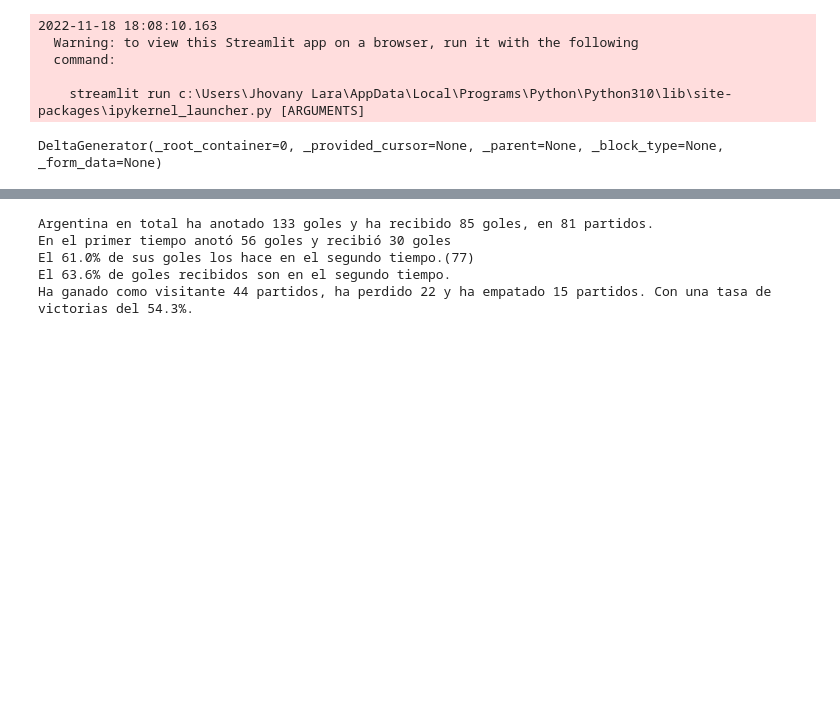
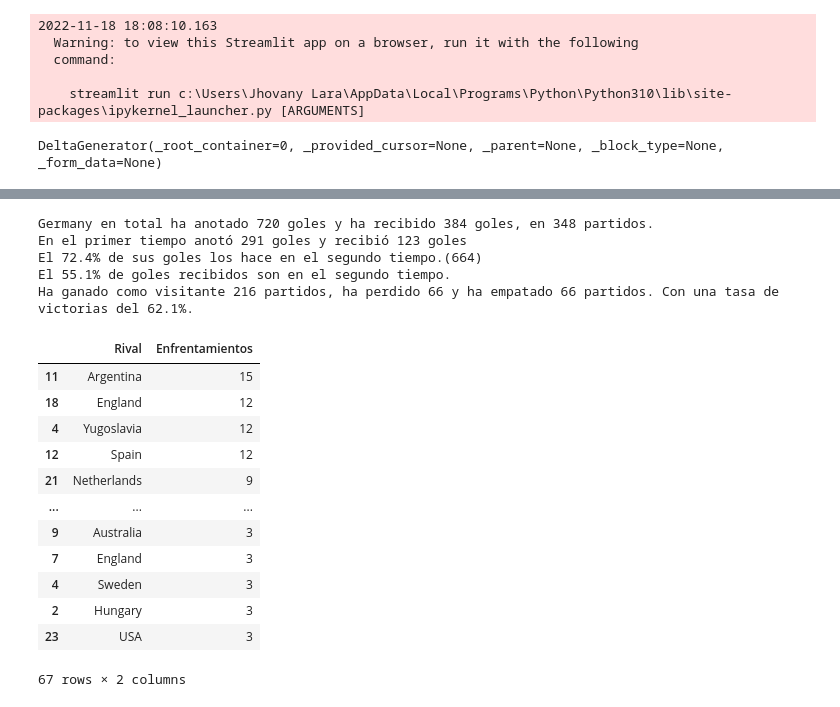
Before and after one commit to Jhovanylara/FIFA-WorldCup2022, a Jupyter notebook: FIFA.ipynb, the cells around one changed output, grey strips where cells are left out. Saved outputs shown, nothing was run; the diff lists cells and outputs as text; code cells hidden in the pictures; blank space fills up the shorter version.

```diff
--- a/FIFA.ipynb
+++ b/FIFA.ipynb
@@ -51,7 +50,7 @@ cups.tail()
 from config.db import engine
 Team='Germany'
 
-R1=f'''SELECT Year, Stage, `Home Team Name`, `Away Team Name`, `Home Team Goals`, `Away Team Goals`, `Half-time Home Goals`, `Half-time Away Goals`, `Home result`
+R1=f'''SELECT year, stage, `home_team`, `away_team`, `home_score`, `away_score`, `Half-time Home Goals`, `Half-time Away Goals`, `Home result`
 FROM matches
 WHERE `Home Team Name` LIKE '{Team}'
 ;'''
@@ -160,6 +148,3 @@ st.plotly_chart(fig)
 
     streamlit run c:\Users\Jhovany Lara\AppData\Local\Programs\Python\Python310\lib\site-packages\ipykernel_launcher.py [ARGUMENTS]
 DeltaGenerator(_root_container=0, _provided_cursor=None, _parent=None, _block_type=None, _form_data=None)
-# %%
-a=df2[df2['Home Team Name']=='USA']['Home Team Name'].count()
-a
@@ -212,8 +184,43 @@ print (f"El {round((1-G7/G5)*100,1)}% de sus goles los hace en el segundo tiempo
 print (f"El {round((1-G8/G6)*100,1)}% de goles recibidos son en el segundo tiempo.")
 print (f"Ha ganado como visitante {wins} partidos, ha perdido {lost} y ha empatado {tied} partidos. Con una tasa de victorias del {round((wins/Partidos_totales)*100,1)}%.")
 # %% [output]
-Argentina en total ha anotado 133 goles y ha recibido 85 goles, en 81 partidos.
-En el primer tiempo anotó 56 goles y recibió 30 goles
-El 61.0% de sus goles los hace en el segundo tiempo.(77)
-El 63.6% de goles recibidos son en el segundo tiempo.
-Ha ganado como visitante 44 partidos, ha perdido 22 y ha empatado 15 partidos. Con una tasa de victorias del 54.3%.
+Germany en total ha anotado 720 goles y ha recibido 384 goles, en 348 partidos.
+En el primer tiempo anotó 291 goles y recibió 123 goles
+El 72.4% de sus goles los hace en el segundo tiempo.(664)
+El 55.1% de goles recibidos son en el segundo tiempo.
+Ha ganado como visitante 216 partidos, ha perdido 66 y ha empatado 66 partidos. Con una tasa de victorias del 62.1%.
+# %%
+lista1=df1['Away Team Name'].unique()
+Enfrentamientos1=[]
+for i in lista1:
+    a=df1[df1['Away Team Name']==i]['Away Team Name'].count()
+    Enfrentamientos1.append(a)
+
+Rivales1=pd.DataFrame(list(zip(lista1,Enfrentamientos1)), columns=['Rival', 'Enfrentamientos'])
+Rivales1=Rivales1.sort_values(["Enfrentamientos"], ascending=False)
+
+lista2=df2['Home Team Name'].unique()
+Enfrentamientos2=[]
+for i in lista2:
+    a=df2[df2['Home Team Name']==i]['Home Team Name'].count()
+    Enfrentamientos2.append(a)
+
+Rivales2=pd.DataFrame(list(zip(lista2,Enfrentamientos2)), columns=['Rival', 'Enfrentamientos'])
+Rivales2=Rivales2.sort_values(["Enfrentamientos"], ascending=False)
+
+Rivales=pd.concat([Rivales1, Rivales2])
+Rivales
+# %% [output]
+|  | Rival | Enfrentamientos |
+| 11 | Argentina | 15 |
+| 18 | England | 12 |
+| 4 | Yugoslavia | 12 |
+| 12 | Spain | 12 |
+| 21 | Netherlands | 9 |
+| ... | ... | ... |
+| 9 | Australia | 3 |
+| 7 | England | 3 |
+| 4 | Sweden | 3 |
+| 2 | Hungary | 3 |
+| 23 | USA | 3 |
+67 rows × 2 columns
```
Also changed, not shown: parts of 11 cells of this notebook, 5 other files.
